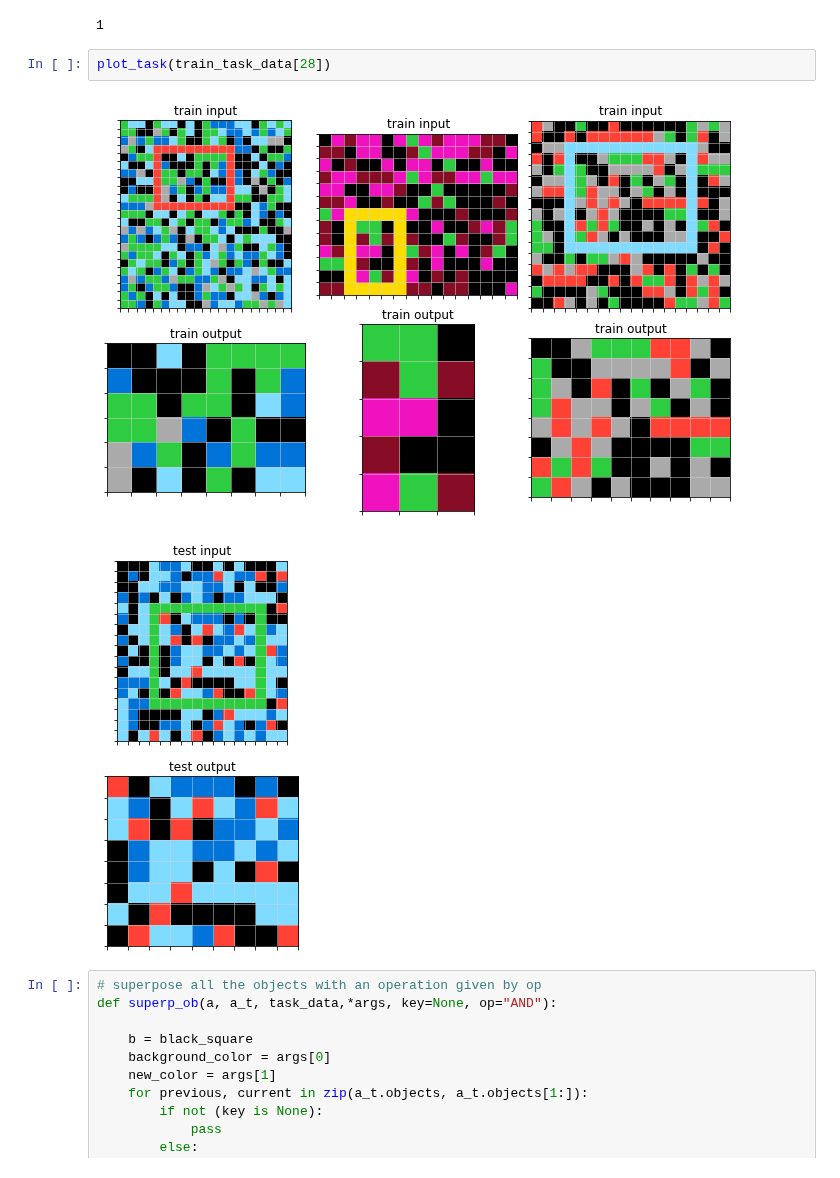
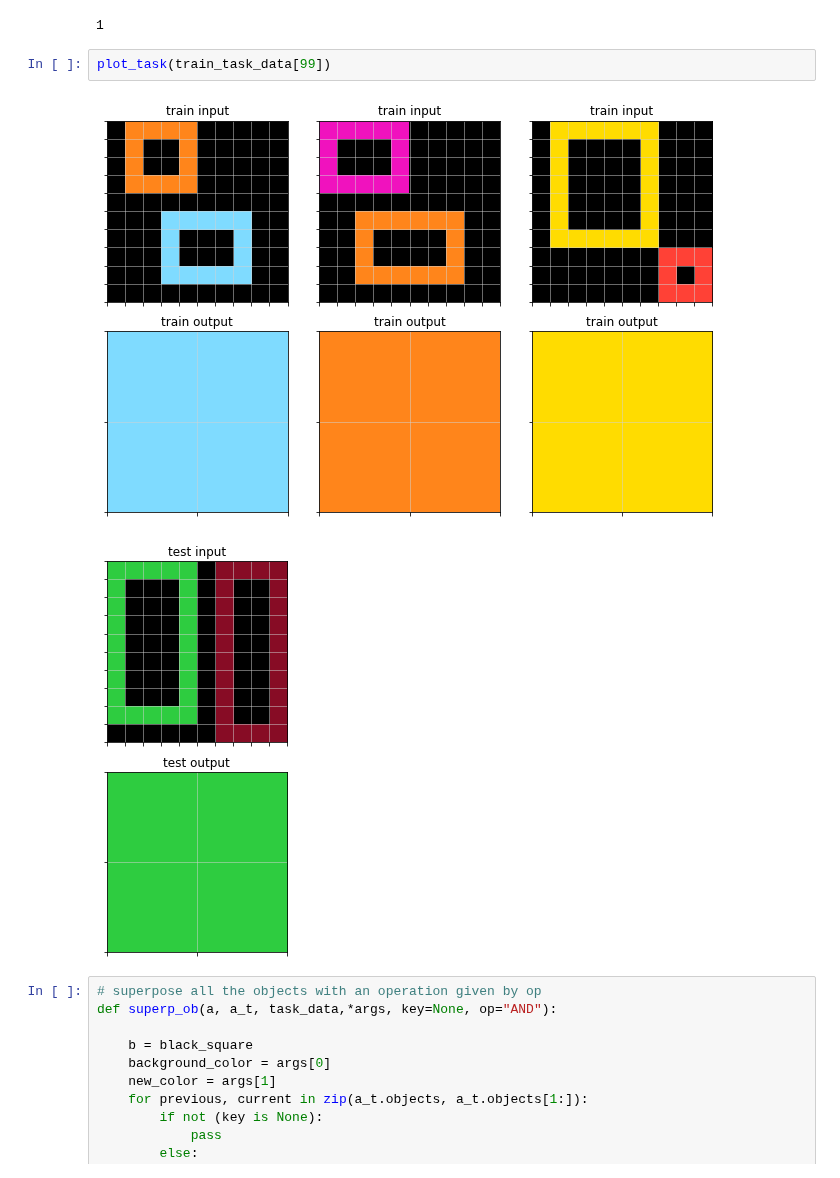
Before and after one commit to lorepieri8/ARC_challenge, a Jupyter notebook: ARC_DSL.ipynb, the cells around one changed output. Drawn from its saved outputs; the diff is of its cells as text.

```diff
--- a/ARC_DSL.ipynb
+++ b/ARC_DSL.ipynb
@@ -2565,10 +2572,10 @@ len(regions)
 [[[0, 0], [0, 1], [0, 2], [0, 3], [0, 4], [0, 5], [0, 6], [0, 7], [0, 8], [0, 9], [0, 10], [0, 11], [0, 12], [0, 13], [1, 0], [1, 1], [1, 2], [1, 3], [1, 4], [1, 5], [1, 6], [1, 7], [1, 8], [1, 9], [1 ...
 1
 # %%
-plot_task(train_task_data[28])
+plot_task(train_task_data[99])
 # %% [output]
-[figure, old version]
+[figure, new version]
-[figure, old version]
+[figure, new version]
 # %%
 # superpose all the objects with an operation given by op
 def superp_ob(a, a_t, task_data,*args, key=None, op="AND"):
```
Also changed, not shown: parts of 9 cells of this notebook.
